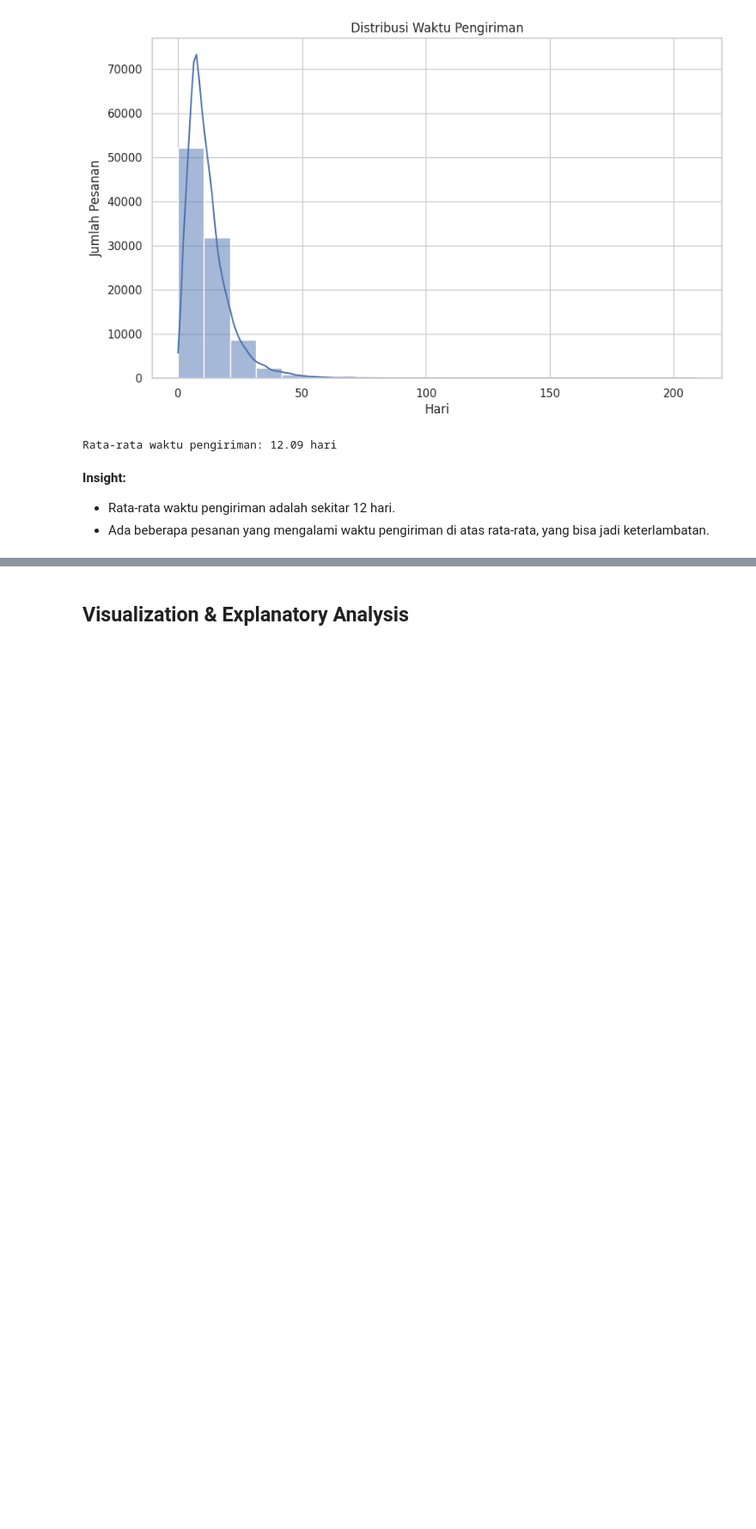
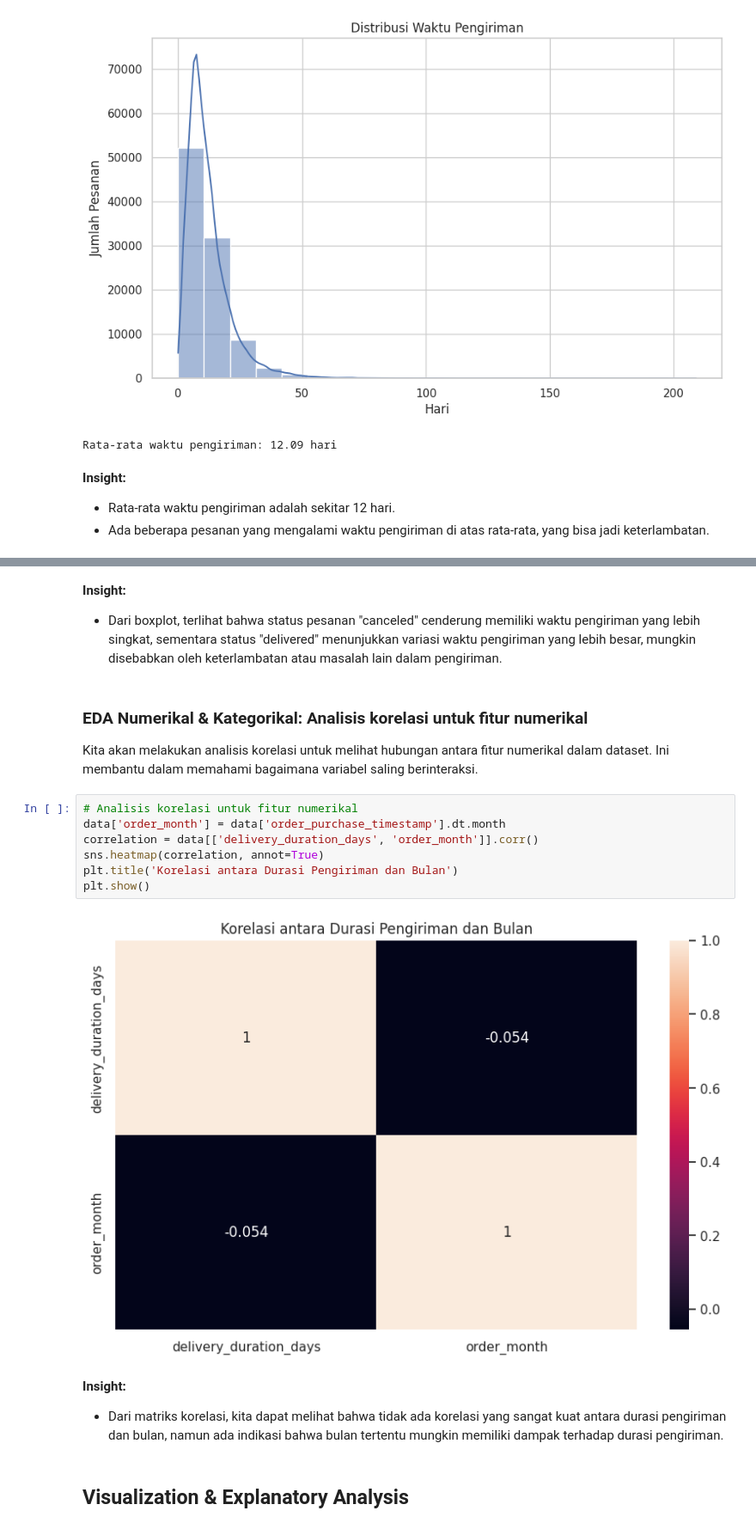
Before and after one commit to yorizpra/ecommerce_analysis, a Jupyter notebook: Proyek_Analisis_Data.ipynb, the cells around one changed output, grey strips where cells are left out. Shown: that part at 86% size. Saved outputs shown, nothing was run; the diff lists cells and outputs as text; blank space fills up the shorter version.

```diff
--- a/Proyek_Analisis_Data.ipynb
+++ b/Proyek_Analisis_Data.ipynb
@@ -113,3 +159,21 @@ Rata-rata waktu pengiriman: 12.09 hari
+# %% [markdown]
+**Insight:**
+- Dari boxplot, terlihat bahwa status pesanan "canceled" cenderung memiliki waktu pengiriman yang lebih singkat, sementara status "delivered" menunjukkan variasi waktu pengiriman yang lebih besar, mungkin disebabkan oleh keterlambatan atau masalah lain dalam pengiriman.
+# %% [markdown]
+### EDA Numerikal & Kategorikal: Analisis korelasi untuk fitur numerikal
+Kita akan melakukan analisis korelasi untuk melihat hubungan antara fitur numerikal dalam dataset. Ini membantu dalam memahami bagaimana variabel saling berinteraksi.
+# %%
+# Analisis korelasi untuk fitur numerikal
+data['order_month'] = data['order_purchase_timestamp'].dt.month
+correlation = data[['delivery_duration_days', 'order_month']].corr()
+sns.heatmap(correlation, annot=True)
+plt.title('Korelasi antara Durasi Pengiriman dan Bulan')
+plt.show()
+# %% [output]
+[figure, added]
+# %% [markdown]
+**Insight:**
+- Dari matriks korelasi, kita dapat melihat bahwa tidak ada korelasi yang sangat kuat antara durasi pengiriman dan bulan, namun ada indikasi bahwa bulan tertentu mungkin memiliki dampak terhadap durasi pengiriman.
 # %% [markdown]
 ## Visualization & Explanatory Analysis
 # %% [markdown]
```
Also changed, not shown: parts of 24 cells of this notebook, 3 other files.
